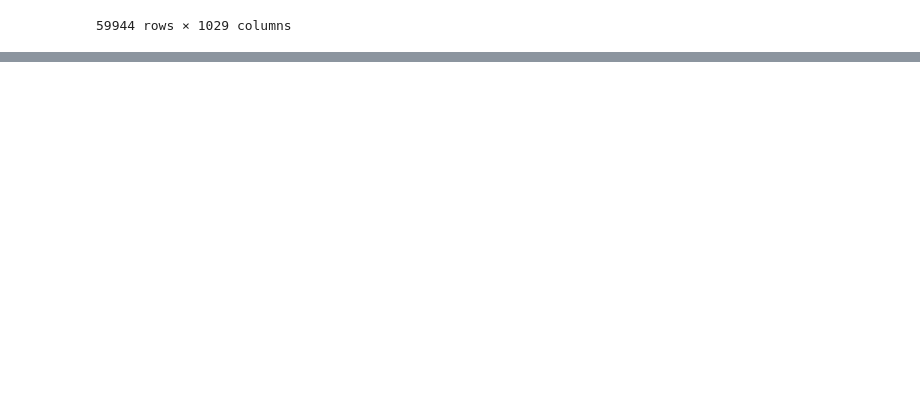
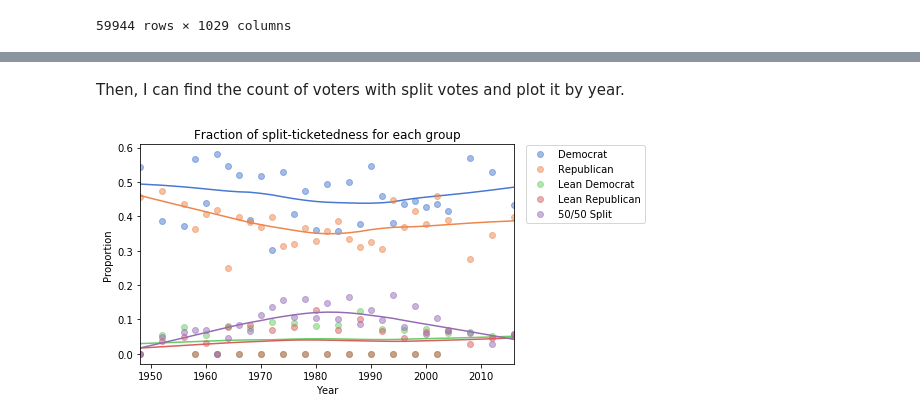
Before and after one commit to anushadatar/split-ticket, a Jupyter notebook: Analysis.ipynb, the cells around one changed output, grey strips where cells are left out. Cells and saved outputs as stored; diff of their text form; code cells hidden in the pictures; blank space fills up the shorter version.

Commit message:
Added initial time-series plot

```diff
--- a/Analysis.ipynb
+++ b/Analysis.ipynb
@@ -125,0 +145,19 @@ The updated metric will work as such:
+# %%
+pres_vote = df["VCF0706"]
+house_vote = df["VCF0707"]
+senate_vote = df["VCF0708"]
+
+# Create new columns with re-mapped values.
+df['pres_vote_ints'] = pres_vote.map({'2. Republican': 1, '1. Democrat': 0, '3. Other (incl. 3d/minor party candidates and write-ins)': np.nan, '7. Did not vote or voted but not for president (exc.1972)': np.nan})
+df['house_vote_ints'] = house_vote.map({'2. Republican': 1, '1. Democrat': 0})
+df['senate_vote_ints'] = senate_vote.map({'2. Republican': 1, '1. Democrat': 0})
+# %%
+# mean() ignores missing values by default, so we can just take the average.
+means = df[['pres_vote_ints', 'house_vote_ints', 'senate_vote_ints']].mean(axis=1).round(3)
+# Had to be very specific re: precision here.
+df['split'] = means.map({0.000: 'Democrat',
+                         1.000: 'Republican',
+                         0.333: 'Lean Democrat',
+                         0.667: 'Lean Republican',
+                         0.500: '50/50 Split'})
+split = df['split']
@@ -125,0 +168,6 @@ The updated metric will work as such:
+# %%
+year = df['VCF0004']
+split = df['split']
+# Crosstabulate and normalize by year.
+xtab_norm = pd.crosstab(year, split, normalize='index')
+xtab_norm
@@ -125,0 +193,2 @@ The updated metric will work as such:
+# %% [markdown]
+Then, I can find the count of voters with split votes and plot it by year.
@@ -125,0 +261,9 @@ The updated metric will work as such:
+# %%
+plot_columns_lowess(xtab_norm, columns, color_map)
+decorate(xlabel='Year',
+         ylabel='Proportion',
+         title='Fraction of split-ticketedness for each group')
+
+anchor_legend(1.02, 1.02)
+# %% [output]
+[figure, added]
```
Also changed, not shown: parts of 6 cells of this notebook, 1 other file.
